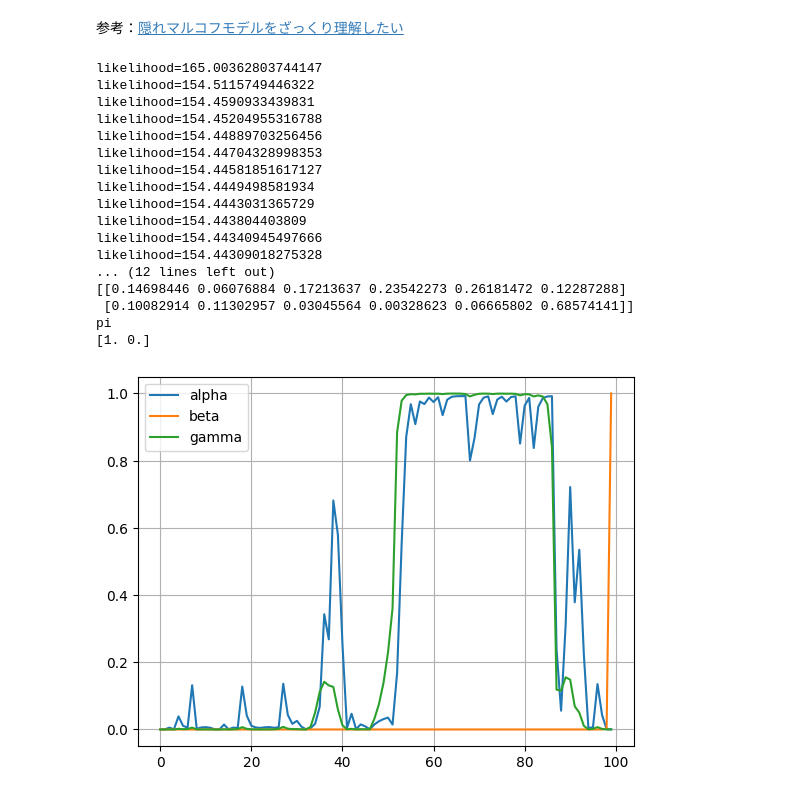
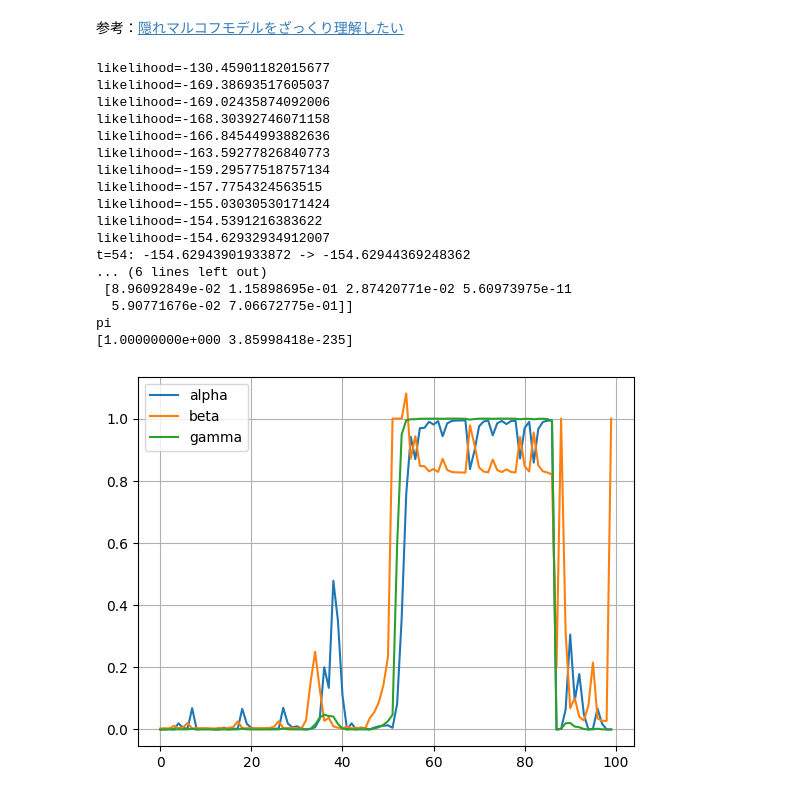
Before and after one commit to Xi-hai/ML_implementation, a Jupyter notebook: HMM.ipynb, the cells around one changed output. Cells and saved outputs as stored; diff of their text form; code cells hidden in the pictures.

```diff
--- a/HMM.ipynb
+++ b/HMM.ipynb
@@ -46,14 +51,14 @@ def forward(x, A_transition, B_emission, pi):
     c = np.zeros(N) # alphaは値が小さくなりすぎるのでスケーリングが必要（prml 13.2.4節）
 
     alpha[0, :] = pi * B_emission[:, x[0]]
-    c[0] = 1. / np.sum(alpha[0, :])
-    alpha[0, :] *= c[0]
+    c[0] = np.sum(alpha[0, :])
+    alpha[0, :] /= c[0]
 
     for n in range(1, N):
         for k in range(K):
             alpha[n, k] = B_emission[k, x[n]] * np.sum(alpha[n-1, :] * A_transition[:, k])
-        c[n] = 1. / np.sum(alpha[n, :])
-        alpha[n, :] *= c[n]
+        c[n] = np.sum(alpha[n, :])
+        alpha[n, :] /= c[n]
 
     return alpha, c
 # %%
@@ -69,6 +74,10 @@ def backward(x, A_transition, B_emission, pi, c):
             beta[n, k] = np.sum(beta[n+1, :] * B_emission[:, x[n+1]] * A_transition[k, :])
         beta[n, :] /= c[n+1]
 
+        for k in range(K):
+            if beta[n, k] - beta[n+1, k] > 1.:
+                beta[n, k] = 1.
+
     return beta
 # %%
 def E_step(x, A_transition, B_emission, pi):
@@ -113,48 +122,56 @@ def M_step(x, gamma, xi):
 # %%
 def EM(x, A_transition, B_emission, pi):
     N = x.shape[0]
+    likelihood = -np.inf
     for t in range(T):
-        alpha, beta, gamma, xi, likelihood = E_step(x, A_transition, B_emission, pi)
+        alpha, beta, gamma, xi, likelihood_new = E_step(x, A_transition, B_emission, pi)
         A_new, B_new, pi_new = M_step(x, gamma, xi)
 
         if t%5 == 0:
-            print(f"likelihood={likelihood}")
+            print(f"likelihood={likelihood_new}")
+        if t==T-1 or np.abs(likelihood_new - likelihood) < EPSILON:
+            print(f"t={t}: {likelihood} -> {likelihood_new}")
+            break
 
         A_transition = A_new
         B_emission = B_new
         pi = pi_new
+        likelihood = likelihood_new
 
     return A_transition, B_emission, pi, alpha, beta, gamma[:, 1]
 # %%
+A_transition = np.random.rand(K, K)
+B_emission = np.random.rand(K, D)
+pi = np.random.rand(K)
+
 A_est, B_est, pi_est, alpha, beta, gamma = EM(x, A_transition, B_emission, pi)
 print(f"A : p(z_n|z_n-1)\n{A_est}")
 print(f"B : p(x_n|z_n)\n{B_est}")
 print(f"pi\n{pi_est}")
+
+ax = plt.subplot(111)
+n = range(x.shape[0])
+ax.plot(n, alpha, label="alpha")
+ax.plot(n, beta, label="beta")
+ax.plot(n, gamma, label="gamma")
+ax.legend()
+ax.grid()
 # %% [output]
-likelihood=165.00362803744147
-likelihood=154.5115749446322
-likelihood=154.4590933439831
-likelihood=154.45204955316788
-likelihood=154.44889703256456
-likelihood=154.44704328998353
-likelihood=154.44581851617127
-likelihood=154.4449498581934
-likelihood=154.4443031365729
-likelihood=154.443804403809
-likelihood=154.44340945497666
-likelihood=154.44309018275328
-... (12 lines left out)
-[[0.14698446 0.06076884 0.17213637 0.23542273 0.26181472 0.12287288]
- [0.10082914 0.11302957 0.03045564 0.00328623 0.06665802 0.68574141]]
+likelihood=-130.45901182015677
+likelihood=-169.38693517605037
+likelihood=-169.02435874092006
+likelihood=-168.30392746071158
+likelihood=-166.84544993882636
+likelihood=-163.59277826840773
+likelihood=-159.29577518757134
+likelihood=-157.7754324563515
+likelihood=-155.03030530171424
+likelihood=-154.5391216383622
+likelihood=-154.62932934912007
+t=54: -154.62943901933872 -> -154.62944369248362
+... (6 lines left out)
+ [8.96092849e-02 1.15898695e-01 2.87420771e-02 5.60973975e-11
+  5.90771676e-02 7.06672775e-01]]
 pi
-[1. 0.]
+[1.00000000e+000 3.85998418e-235]
+[figure, added]
-# %%
-ax = plt.subplot(111)
-n = range(x.shape[0])
-ax.plot(n, alpha, label="alpha")
-ax.plot(n, beta, label="beta")
-ax.plot(n, gamma, label="gamma")
-ax.legend()
-ax.grid()
-# %% [output]
-[figure, removed]
```
Also changed, not shown: parts of 4 cells of this notebook.
